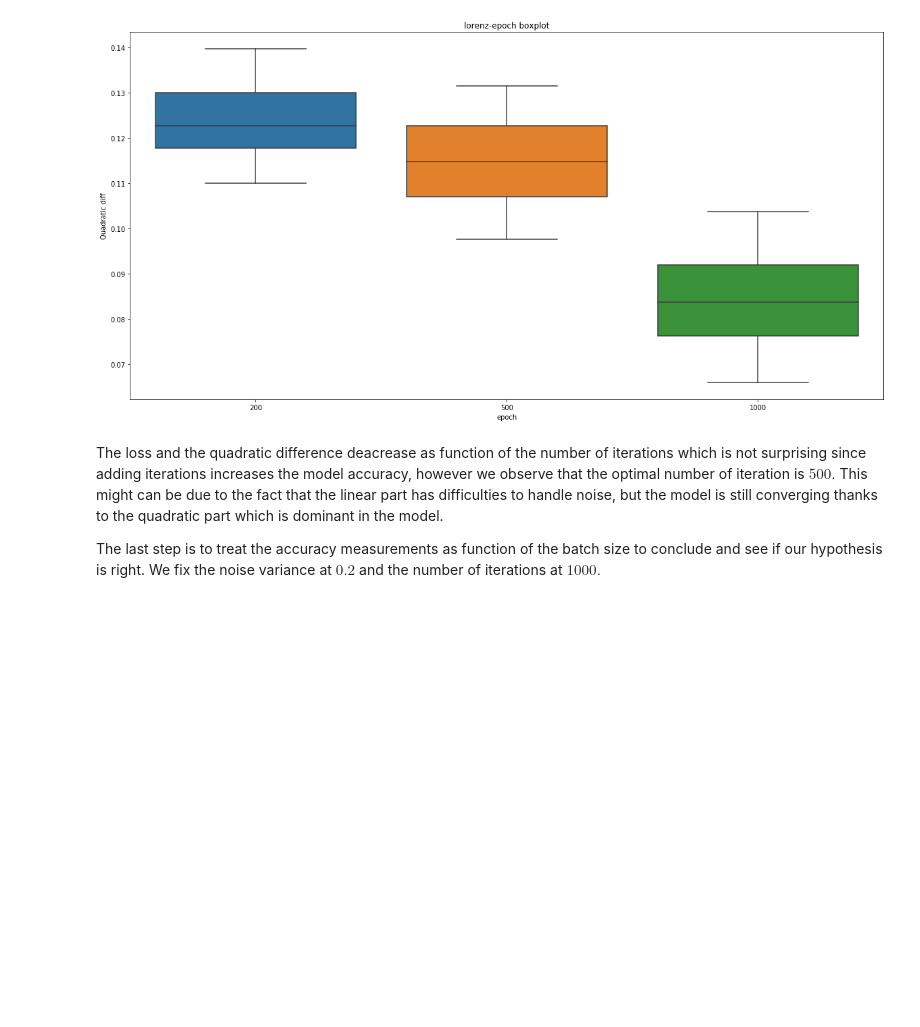
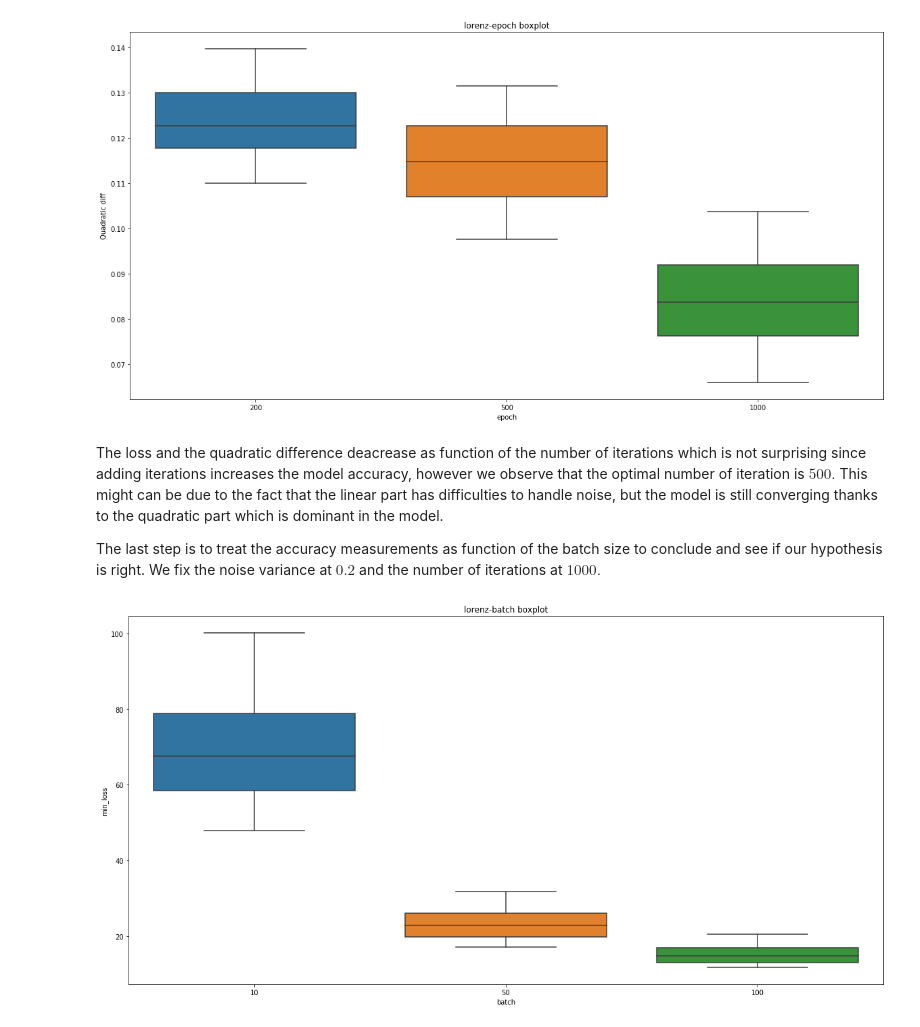
Before and after one commit to KennethThNg/Semester-project-dynamical-system-learning, a Jupyter notebook: ode_demo.ipynb, the cells around one changed output. Saved outputs shown, nothing was run; the diff lists cells and outputs as text; code cells hidden in the pictures; blank space fills up the shorter version.

```diff
--- a/ode_demo.ipynb
+++ b/ode_demo.ipynb
@@ -319,6 +319,7 @@ In this part, we analyze the behaviour of the model with noisy lorenz data. We p
 #set data_name = lorenz
 import sim
 # %%
+path_gen = '../gen_data/'
 grid_df_lorenz_1000 = pd.read_csv(path_gen + 'lorenz_df_1000.csv')
 # %% [markdown]
 For the first simulation, we take the accuracy measurement (loss, linear difference, quadratic difference) as a function of noise variance. As with the pendulum, we fix also the number of iterations at $1000$ and the batch size at $10.$
@@ -364,6 +365,8 @@ The loss and the quadratic difference deacrease as function of the number of ite
 The last step is to treat the accuracy measurements as function of the batch size to conclude and see if our hypothesis is right. We fix the noise variance at $0.2$ and the number of iterations at $1000.$
 # %%
 boxplot_feature(data=grid_df_lorenz_1000, fixed_feat1='noise_std', val_feat1=0.2,
-                fixed_feat2='epoch', val_feat2=1000, feat_x='batch', feat_y='min_loss')
+                fixed_feat2='epoch', val_feat2=1000, feat_x='batch', feat_y='min_loss', save_fig=True, name='lorenz_loss_bs', data_name='lorenz-batch')
+# %% [output]
+[figure, added]
 # %%
 boxplot_feature(data=grid_df_lorenz_1000, fixed_feat1='noise_std', val_feat1=0.2,
```
Also changed, not shown: parts of 4 cells of this notebook.
